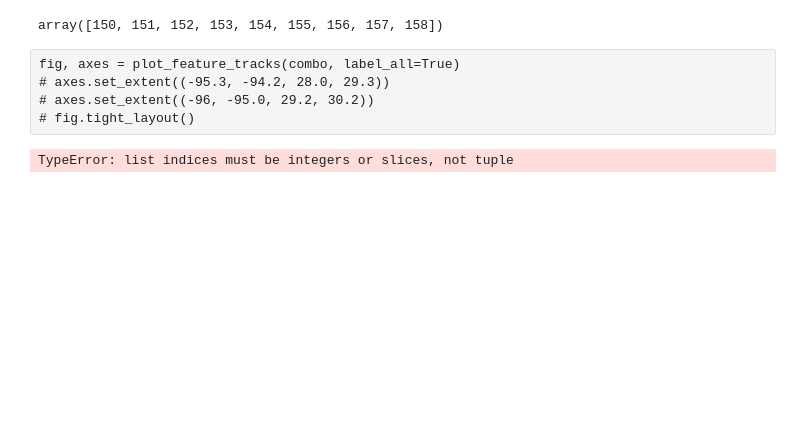
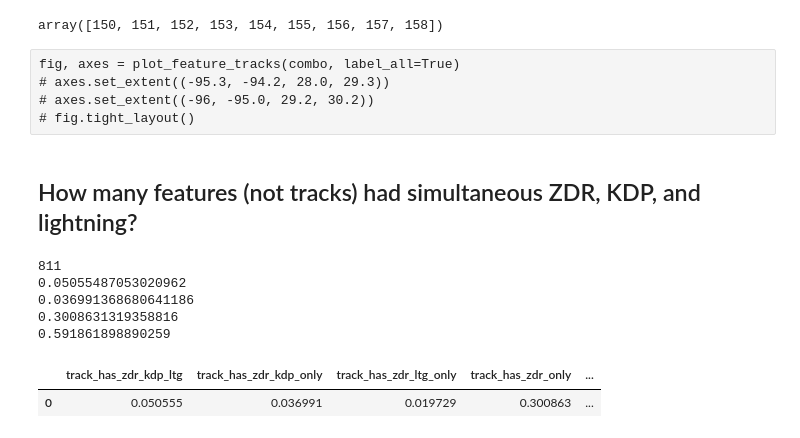
Before and after one commit to deeplycloudy/TRACER-PAWS-NEXRAD-LMA, a Jupyter notebook: notebooks/extract_track_from_timeseries.ipynb, the cells around one changed output. Saved outputs shown, nothing was run; the diff lists cells and outputs as text; code cells hidden in the pictures; blank space fills up the shorter version.

```diff
--- a/notebooks/extract_track_from_timeseries.ipynb
+++ b/notebooks/extract_track_from_timeseries.ipynb
@@ -338,6 +325,36 @@ fig, axes = plot_feature_tracks(combo, label_all=True)
 # axes.set_extent((-96, -95.0, 29.2, 30.2))
 # fig.tight_layout()
 # %%
-combo_485 = ['feature_time'][ids]
+# combo_485 = ['feature_time'][ids]
-# %% [output]
-TypeError: list indices must be integers or slices, not tuple
+# %% [markdown]
+## How many features (not tracks) had simultaneous ZDR, KDP, and lightning?
+# %%
+feature_has_ltg = (combo.feature_flash_count > 0)
+feature_has_zdr = (combo.feature_zdrvol > 0)
+feature_has_kdp = (combo.feature_kdpvol > 0)
+
+feature_has_zdr_kdp_ltg = feature_has_zdr & feature_has_kdp & feature_has_ltg
+feature_has_zdr_kdp_only = feature_has_zdr & feature_has_kdp & (~feature_has_ltg)
+feature_has_zdr_only = (feature_has_zdr) & (~feature_has_kdp) & (~feature_has_ltg)
+feature_has_nothing = (~feature_has_zdr) & (~feature_has_kdp) & (~feature_has_ltg)
+
+n_features = len(combo.feature)
+print(n_features)
+
+print(feature_has_zdr_kdp_ltg.sum().values/n_features)
+print(feature_has_zdr_kdp_only.sum().values/n_features)
+print(feature_has_zdr_only.sum().values/n_features)
+print(feature_has_nothing.sum().values/n_features)
+# %% [output]
+811
+0.05055487053020962
+0.036991368680641186
+0.3008631319358816
+0.591861898890259
+# %%
+track_membership, counts = track_polarimetry(combo)
+# %%
+counts/n_features
+# %% [output]
+|  | track_has_zdr_kdp_ltg | track_has_zdr_kdp_only | track_has_zdr_ltg_only | track_has_zdr_only | ... |
+| 0 | 0.050555 | 0.036991 | 0.019729 | 0.300863 | ... |
```
Also changed, not shown: parts of 29 cells of this notebook, 4 other files.
